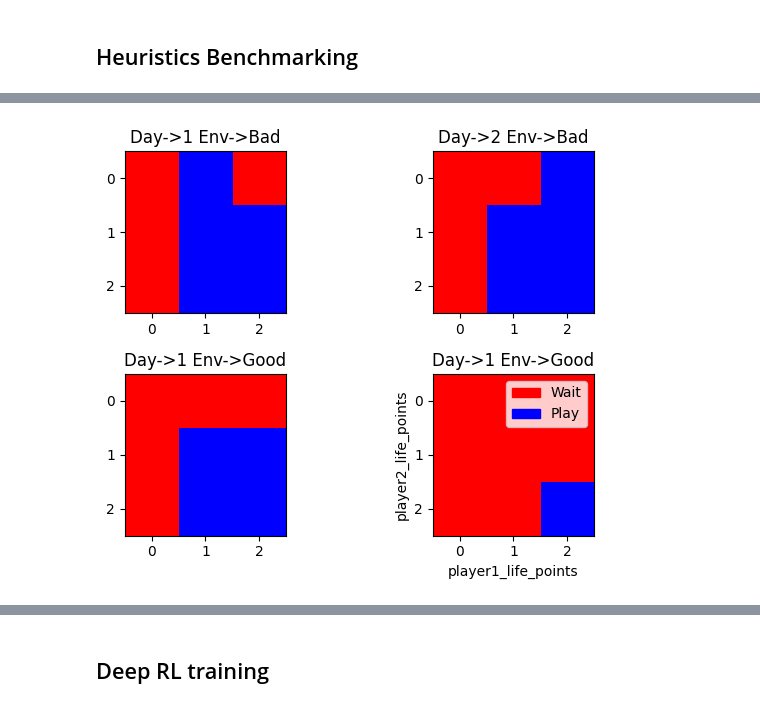
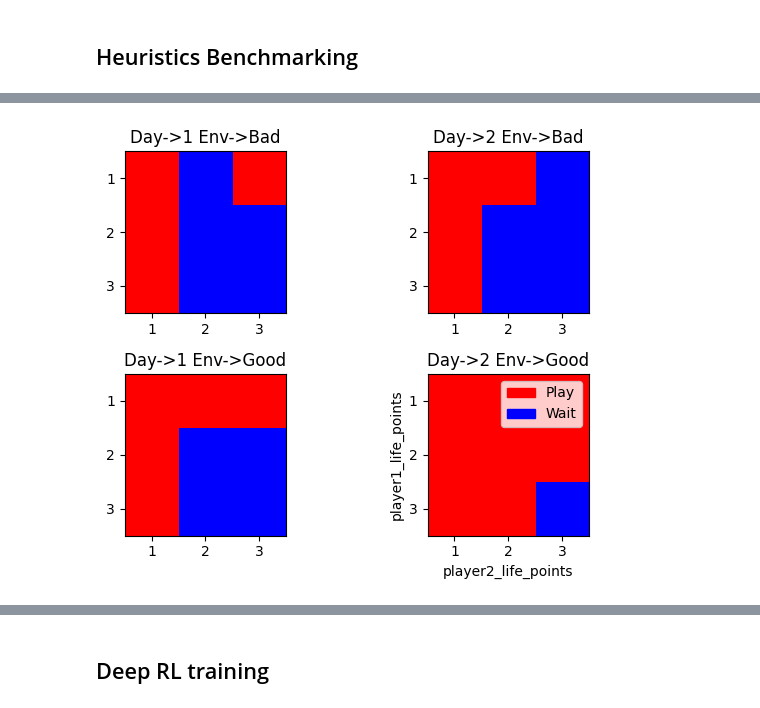
Before and after one commit to faizankshaikh/HomMul, a Jupyter notebook: experiments/trial1.ipynb, the cells around one changed output, grey strips where cells are left out. Cells and saved outputs as stored; diff of their text form; code cells hidden in the pictures.

```diff
--- a/experiments/trial1.ipynb
+++ b/experiments/trial1.ipynb
@@ -495,39 +502,47 @@ arr = df.loc[(df["days_left"] == 1) &
 
 ax1.imshow(np.reshape(arr, (3, 3)), cmap='bwr')
 ax1.set_title("Day->1 Env->Bad")
+ax1.set_xticks([0, 1, 2], [1, 2, 3])
+ax1.set_yticks([0, 1, 2], [1, 2, 3])
 
 arr = df.loc[(df["days_left"] == 2) &
     (df["player1_life_points"] > 0.5) &
     (df["player2_life_points"] > 0.5) & (df["player1_prob_payoff"] < 0.3), "action"].values
 
 ax2.imshow(np.reshape(arr, (3, 3)), cmap='bwr')
 ax2.set_title("Day->2 Env->Bad")
+ax2.set_xticks([0, 1, 2], [1, 2, 3])
+ax2.set_yticks([0, 1, 2], [1, 2, 3])
 
 arr = df.loc[(df["days_left"] == 1) &
     (df["player1_life_points"] > 0.5) &
     (df["player2_life_points"] > 0.5) & (df["player1_prob_payoff"] > 0.3), "action"].values
 
 ax3.imshow(np.reshape(arr, (3, 3)), cmap='bwr')
 ax3.set_title("Day->1 Env->Good")
+ax3.set_xticks([0, 1, 2], [1, 2, 3])
+ax3.set_yticks([0, 1, 2], [1, 2, 3])
 
 arr = df.loc[(df["days_left"] == 2) &
     (df["player1_life_points"] > 0.5) &
     (df["player2_life_points"] > 0.5) & (df["player1_prob_payoff"] > 0.3), "action"].values
 
 ax = ax4.imshow(np.reshape(arr, (3, 3)), cmap='bwr')
-ax4.set_title("Day->1 Env->Good")
-ax4.set_xlabel("player1_life_points")
-ax4.set_ylabel("player2_life_points")
+ax4.set_title("Day->2 Env->Good")
+ax4.set_xticks([0, 1, 2], [1, 2, 3])
+ax4.set_yticks([0, 1, 2], [1, 2, 3])
+ax4.set_xlabel("player2_life_points")
+ax4.set_ylabel("player1_life_points")
 
-red_patch = mpatches.Patch(color='red', label='Wait')
-blue_patch = mpatches.Patch(color='blue', label='Play')
+red_patch = mpatches.Patch(color='red', label='Play')
+blue_patch = mpatches.Patch(color='blue', label='Wait')
 
 plt.legend(handles=[red_patch, blue_patch])
 
 fig.tight_layout()
 plt.show()
 # %% [output]
-[figure, old version]
+[figure, new version]
 # %%
 #@title Case - optimal vs Always wait
 episodes = 1000
```
Also changed, not shown: parts of 19 cells of this notebook.
